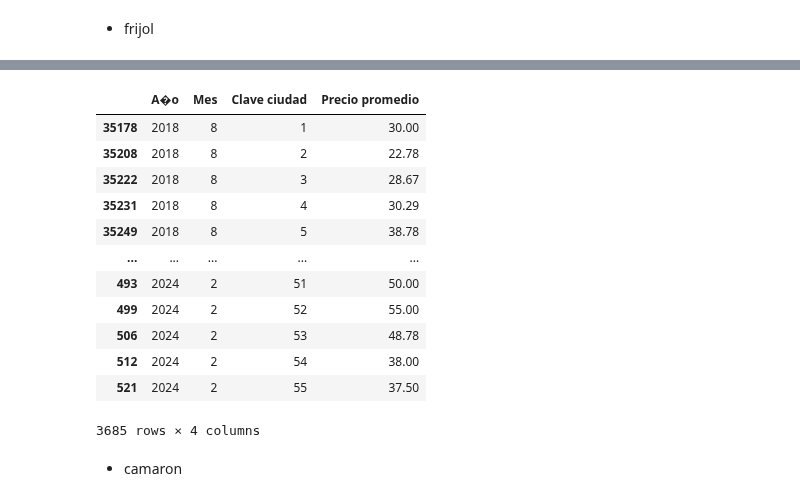
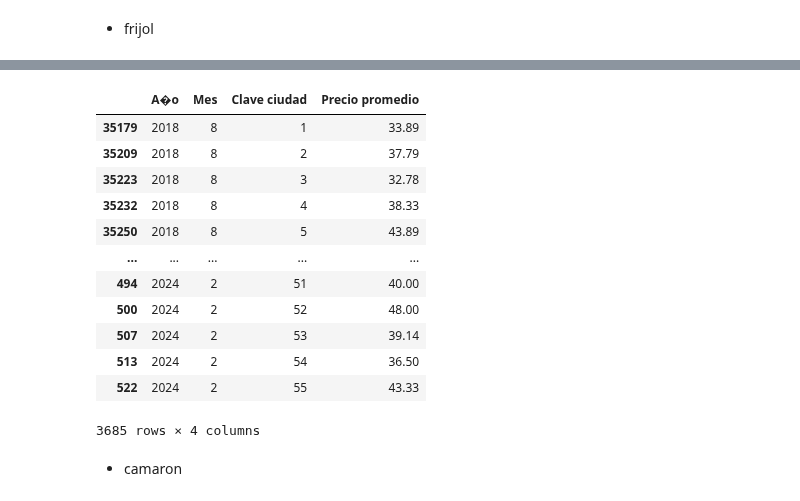
Before and after one commit to LaMaga98/cimat2023-1, a Jupyter notebook: patrones/Proyecto_1/preprocesamiento.ipynb, the cells around one changed output, grey strips where cells are left out. Cells and saved outputs as stored; diff of their text form; code cells hidden in the pictures.

```diff
--- a/patrones/Proyecto_1/preprocesamiento.ipynb
+++ b/patrones/Proyecto_1/preprocesamiento.ipynb
@@ -168,23 +168,23 @@ frijol.head()
 | 3 | 2024 | 2 | NaN | 1 | �rea Met. de la Cd. de M�xico | 1. Alimentos, bebidas y tabaco | 1.1. Alimentos | 1.1.6. Frutas y hortalizas | 18 Legumbres secas | ... |
 | 4 | 2024 | 2 | NaN | 1 | �rea Met. de la Cd. de M�xico | 1. Alimentos, bebidas y tabaco | 1.1. Alimentos | 1.1.6. Frutas y hortalizas | 18 Legumbres secas | ... |
 # %%
-frijol= frijol[frijol['Consecutivo'] == 1] #negro americano a granel
+frijol= frijol[frijol['Consecutivo'] == 2] #negro americano a granel
 frijol=frijol[['A�o','Mes','Clave ciudad','Precio promedio']]
 frijol=frijol.sort_values(by=['A�o','Mes','Clave ciudad'] )
 frijol
 # %% [output]
 |  | A�o | Mes | Clave ciudad | Precio promedio |
-| 35178 | 2018 | 8 | 1 | 30.00 |
-| 35208 | 2018 | 8 | 2 | 22.78 |
-| 35222 | 2018 | 8 | 3 | 28.67 |
-| 35231 | 2018 | 8 | 4 | 30.29 |
-| 35249 | 2018 | 8 | 5 | 38.78 |
+| 35179 | 2018 | 8 | 1 | 33.89 |
+| 35209 | 2018 | 8 | 2 | 37.79 |
+| 35223 | 2018 | 8 | 3 | 32.78 |
+| 35232 | 2018 | 8 | 4 | 38.33 |
+| 35250 | 2018 | 8 | 5 | 43.89 |
 | ... | ... | ... | ... | ... |
-| 493 | 2024 | 2 | 51 | 50.00 |
-| 499 | 2024 | 2 | 52 | 55.00 |
-| 506 | 2024 | 2 | 53 | 48.78 |
-| 512 | 2024 | 2 | 54 | 38.00 |
-| 521 | 2024 | 2 | 55 | 37.50 |
+| 494 | 2024 | 2 | 51 | 40.00 |
+| 500 | 2024 | 2 | 52 | 48.00 |
+| 507 | 2024 | 2 | 53 | 39.14 |
+| 513 | 2024 | 2 | 54 | 36.50 |
+| 522 | 2024 | 2 | 55 | 43.33 |
 3685 rows × 4 columns
 # %% [markdown]
 * camaron
```
Also changed, not shown: parts of 6 cells of this notebook, 42 other files.
